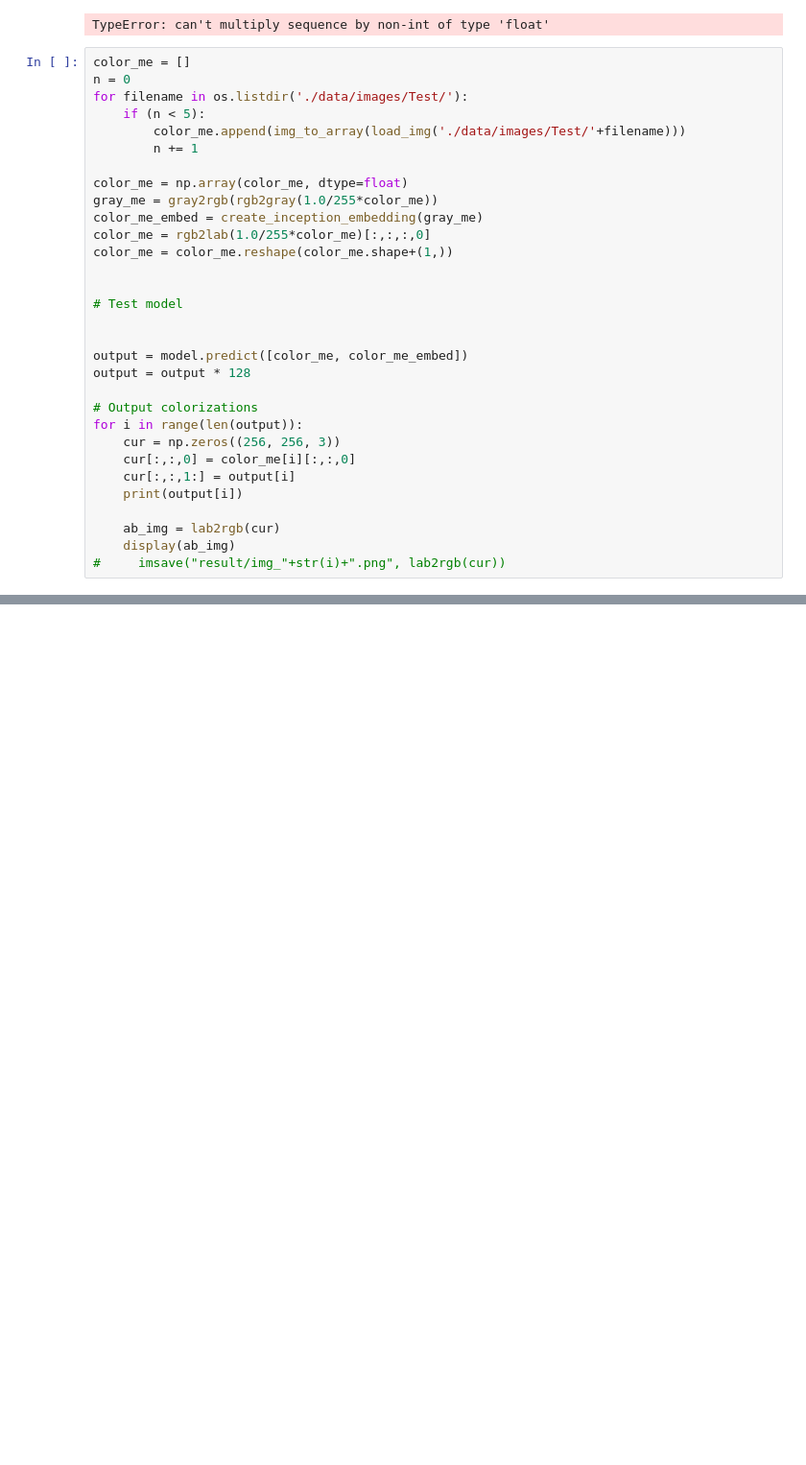
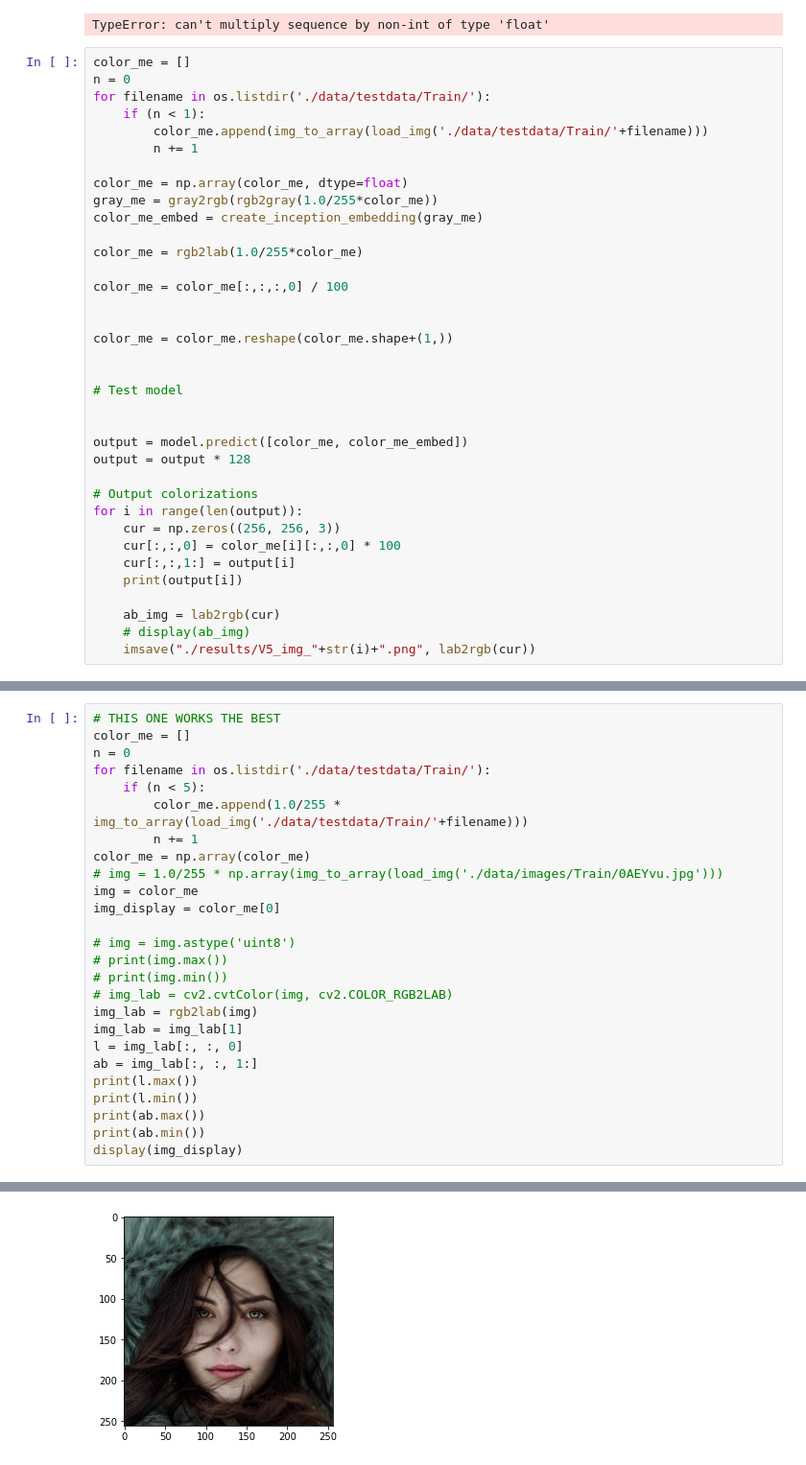
Before and after one commit to jnalbert/Chroma, a Jupyter notebook: Model/prediction.ipynb, the cells around one changed output, grey strips where cells are left out. Shown at 96% size. Drawn from its saved outputs; the diff is of its cells as text; blank space fills up the shorter version.

```diff
--- a/Model/prediction.ipynb
+++ b/Model/prediction.ipynb
@@ -163,15 +164,20 @@ TypeError: can't multiply sequence by non-int of type 'float'
 # %%
 color_me = []
 n = 0
-for filename in os.listdir('./data/images/Test/'):
-    if (n < 5):
-        color_me.append(img_to_array(load_img('./data/images/Test/'+filename)))
+for filename in os.listdir('./data/testdata/Train/'):
+    if (n < 1):
+        color_me.append(img_to_array(load_img('./data/testdata/Train/'+filename)))
         n += 1
 
 color_me = np.array(color_me, dtype=float)
 gray_me = gray2rgb(rgb2gray(1.0/255*color_me))
 color_me_embed = create_inception_embedding(gray_me)
-color_me = rgb2lab(1.0/255*color_me)[:,:,:,0]
+
+color_me = rgb2lab(1.0/255*color_me)
+
+color_me = color_me[:,:,:,0] / 100
+
+
 color_me = color_me.reshape(color_me.shape+(1,))
 
 
@@ -184,11 +190,11 @@ output = output * 128
 # Output colorizations
 for i in range(len(output)):
     cur = np.zeros((256, 256, 3))
-    cur[:,:,0] = color_me[i][:,:,0]
+    cur[:,:,0] = color_me[i][:,:,0] * 100
     cur[:,:,1:] = output[i]
     print(output[i])
 
     ab_img = lab2rgb(cur)
-    display(ab_img)
-#     imsave("result/img_"+str(i)+".png", lab2rgb(cur))
+    # display(ab_img)
+    imsave("./results/V5_img_"+str(i)+".png", lab2rgb(cur))
 # %% [output]
@@ -284,0 +218,27 @@ for i in range(len(output)):
+# %%
+# THIS ONE WORKS THE BEST
+color_me = []
+n = 0
+for filename in os.listdir('./data/testdata/Train/'):
+    if (n < 5):
+        color_me.append(1.0/255 * img_to_array(load_img('./data/testdata/Train/'+filename)))
+        n += 1
+color_me = np.array(color_me)
+# img = 1.0/255 * np.array(img_to_array(load_img('./data/images/Train/0AEYvu.jpg')))
+img = color_me
+img_display = color_me[0]
+
+# img = img.astype('uint8')
+# print(img.max())
+# print(img.min())
+# img_lab = cv2.cvtColor(img, cv2.COLOR_RGB2LAB)
+img_lab = rgb2lab(img)
+img_lab = img_lab[1]
+l = img_lab[:, :, 0]
+ab = img_lab[:, :, 1:]
+print(l.max())
+print(l.min())
+print(ab.max())
+print(ab.min())
+display(img_display)
+# %% [output]
@@ -284,0 +249 @@ for i in range(len(output)):
+[figure, added]
```
Also changed, not shown: parts of 5 cells of this notebook, 7 other files.
